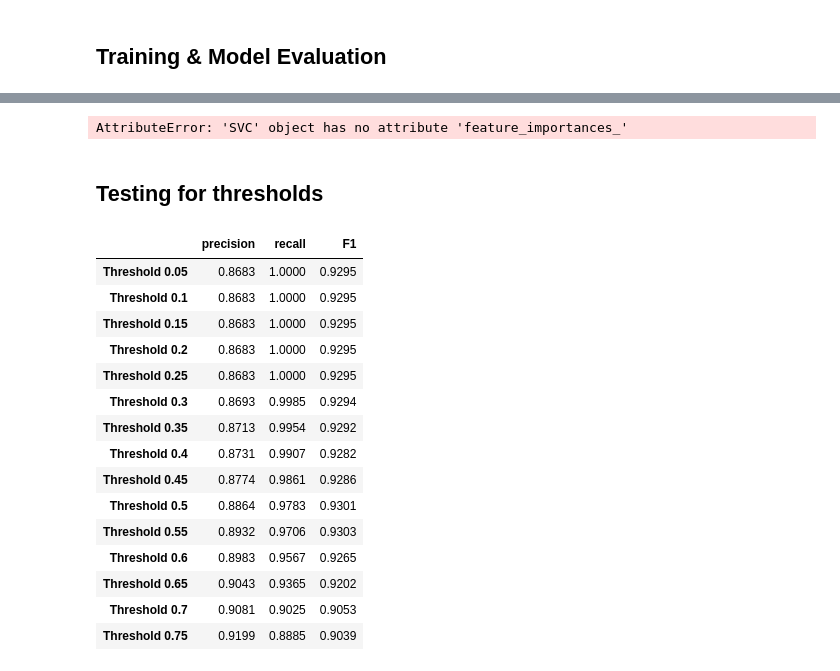
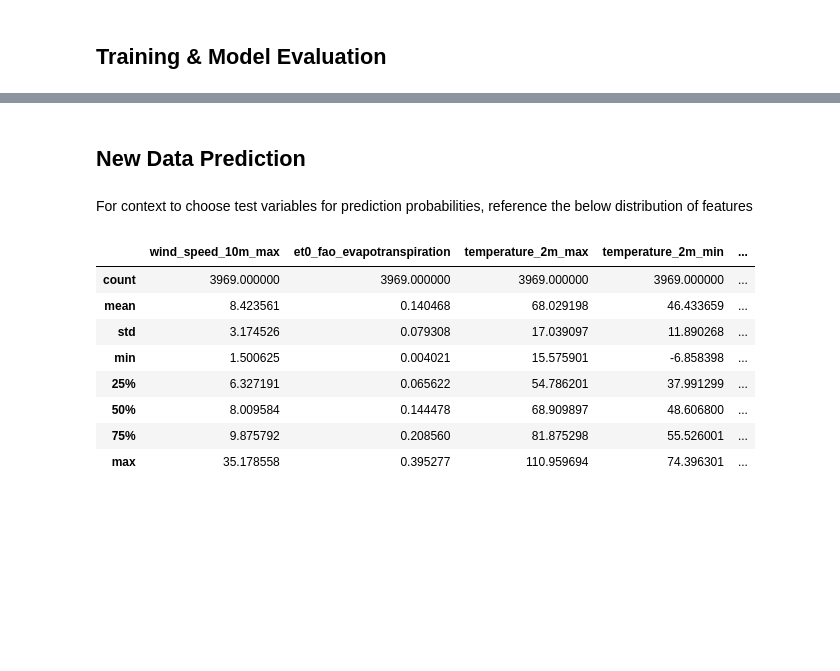
Before and after one commit to cgp9900/Fire_Prediction, a Jupyter notebook: Fire_Prediction.ipynb, the cells around one changed output, grey strips where cells are left out. Saved outputs shown, nothing was run; the diff lists cells and outputs as text; code cells hidden in the pictures; blank space fills up the shorter version.

```diff
--- a/Fire_Prediction.ipynb
+++ b/Fire_Prediction.ipynb
@@ -55,7 +55,7 @@ def rand_date(input_df, record_length = 1000):
 ## Gathering Data - Historical and API
 # %%
 # Reading in random samples from historical data of a given length.
-record_length = 50
+record_length = 2000
 directory = "/Users/coleparker/Documents/Udemy/Personal Challenges/Fire_Prediction/"
 file_name = "Fire_Occurrence_Data_2000_2022.csv"
 
@@ -227,7 +219,7 @@ for point in tqdm(range(len(df_fire_cleaned))):
 # except:
 # print("API limit reached - retry later")
 
-generated_dates = rand_date(daily_dataframe_agg, 50)
+generated_dates = rand_date(daily_dataframe_agg, 2000)
 extra_hourly_dataframe_agg = pd.DataFrame()
 extra_daily_dataframe_agg = pd.DataFrame()
 
@@ -581,48 +475,16 @@ weighted avg       0.76      0.75      0.75        20
-# %%
-# Create a pd.Series of features importances
-importances = pd.Series(data=model.feature_importances_, index=X_train.columns)
-# Sort importances
-importances_sorted = importances.sort_values()
-# Draw a horizontal barplot of importances_sorted
-importances_sorted.plot(kind="barh", color="blue")
-plt.title("Features Importances")
-plt.show()
-# %% [output]
-AttributeError: 'SVC' object has no attribute 'feature_importances_'
-# %% [markdown]
-## Testing for thresholds
-# %%
-from sklearn.metrics import precision_score
-from sklearn.metrics import recall_score
-from sklearn.metrics import f1_score
-
-threshold_df = pd.DataFrame()
-thresholds = [i/20 for i in range(1, 16)]
-
-for k in thresholds:
-    y_pred_threshold = (model.predict_proba(X_test)[:, 1] >= k).astype(int)
-
-    precision = round(precision_score(y_test, y_pred_threshold, average = 'binary'), 4)
-    recall = round(recall_score(y_test, y_pred_threshold, average = 'binary'), 4)
-    F1 = round((f1_score(y_test, y_pred_threshold, average = 'binary')), 4)
-    row_name = 'Threshold ' + str(k)
-    threshold_df[row_name] = [precision, recall, F1]
-
-threshold_df.transpose().rename(columns = {0: 'precision', 1: 'recall', 2: 'F1'})
-# %% [output]
-|  | precision | recall | F1 |
-| Threshold 0.05 | 0.8683 | 1.0000 | 0.9295 |
-| Threshold 0.1 | 0.8683 | 1.0000 | 0.9295 |
-| Threshold 0.15 | 0.8683 | 1.0000 | 0.9295 |
-| Threshold 0.2 | 0.8683 | 1.0000 | 0.9295 |
-| Threshold 0.25 | 0.8683 | 1.0000 | 0.9295 |
-| Threshold 0.3 | 0.8693 | 0.9985 | 0.9294 |
-| Threshold 0.35 | 0.8713 | 0.9954 | 0.9292 |
-| Threshold 0.4 | 0.8731 | 0.9907 | 0.9282 |
-| Threshold 0.45 | 0.8774 | 0.9861 | 0.9286 |
-| Threshold 0.5 | 0.8864 | 0.9783 | 0.9301 |
-| Threshold 0.55 | 0.8932 | 0.9706 | 0.9303 |
-| Threshold 0.6 | 0.8983 | 0.9567 | 0.9265 |
-| Threshold 0.65 | 0.9043 | 0.9365 | 0.9202 |
-| Threshold 0.7 | 0.9081 | 0.9025 | 0.9053 |
-| Threshold 0.75 | 0.9199 | 0.8885 | 0.9039 |
+# %% [markdown]
+## New Data Prediction
+# %% [markdown]
+For context to choose test variables for prediction probabilities, reference the below distribution of features
+# %%
+daily_dataframe_merged.describe().drop(['Size_class'], axis = 1)
+# %% [output]
+|  | wind_speed_10m_max | et0_fao_evapotranspiration | temperature_2m_max | temperature_2m_min | ... |
+| count | 3969.000000 | 3969.000000 | 3969.000000 | 3969.000000 | ... |
+| mean | 8.423561 | 0.140468 | 68.029198 | 46.433659 | ... |
+| std | 3.174526 | 0.079308 | 17.039097 | 11.890268 | ... |
+| min | 1.500625 | 0.004021 | 15.575901 | -6.858398 | ... |
+| 25% | 6.327191 | 0.065622 | 54.786201 | 37.991299 | ... |
+| 50% | 8.009584 | 0.144478 | 68.909897 | 48.606800 | ... |
+| 75% | 9.875792 | 0.208560 | 81.875298 | 55.526001 | ... |
+| max | 35.178558 | 0.395277 | 110.959694 | 74.396301 | ... |
```
Also changed, not shown: parts of 6 cells of this notebook.
